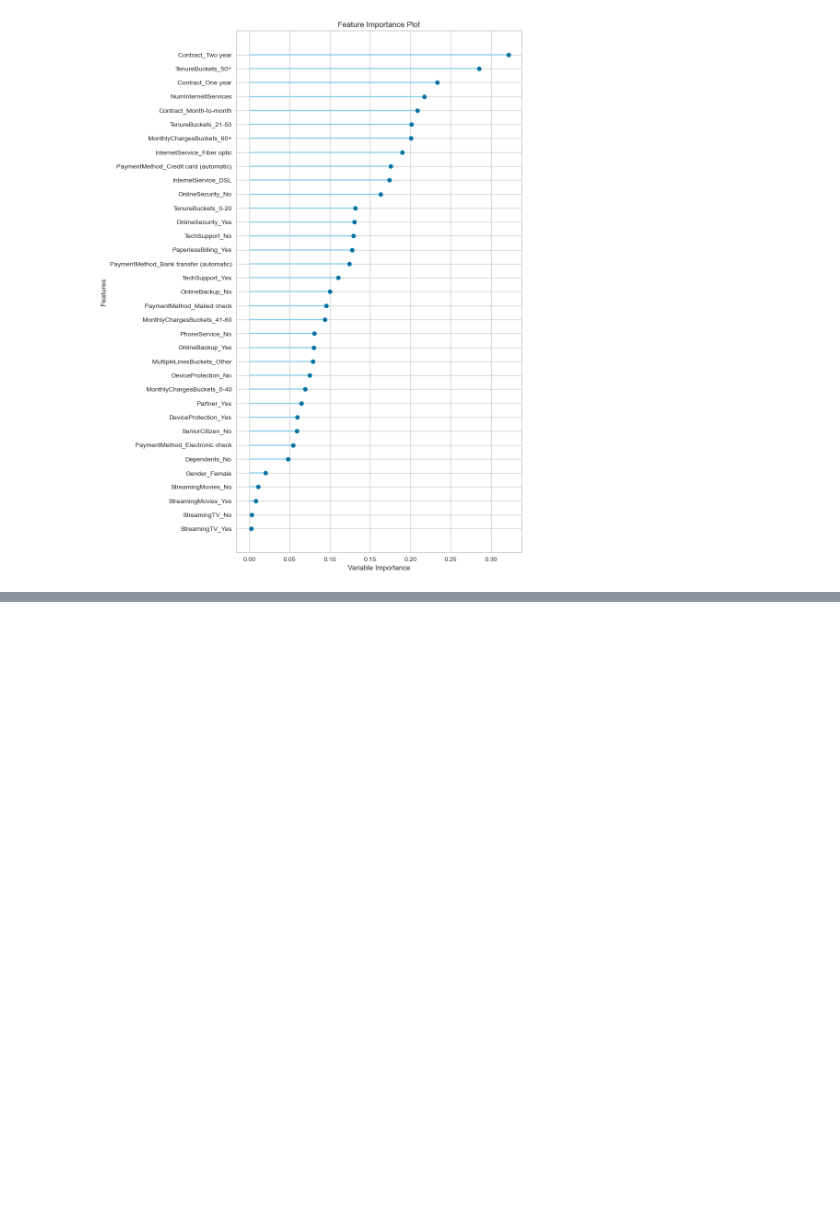
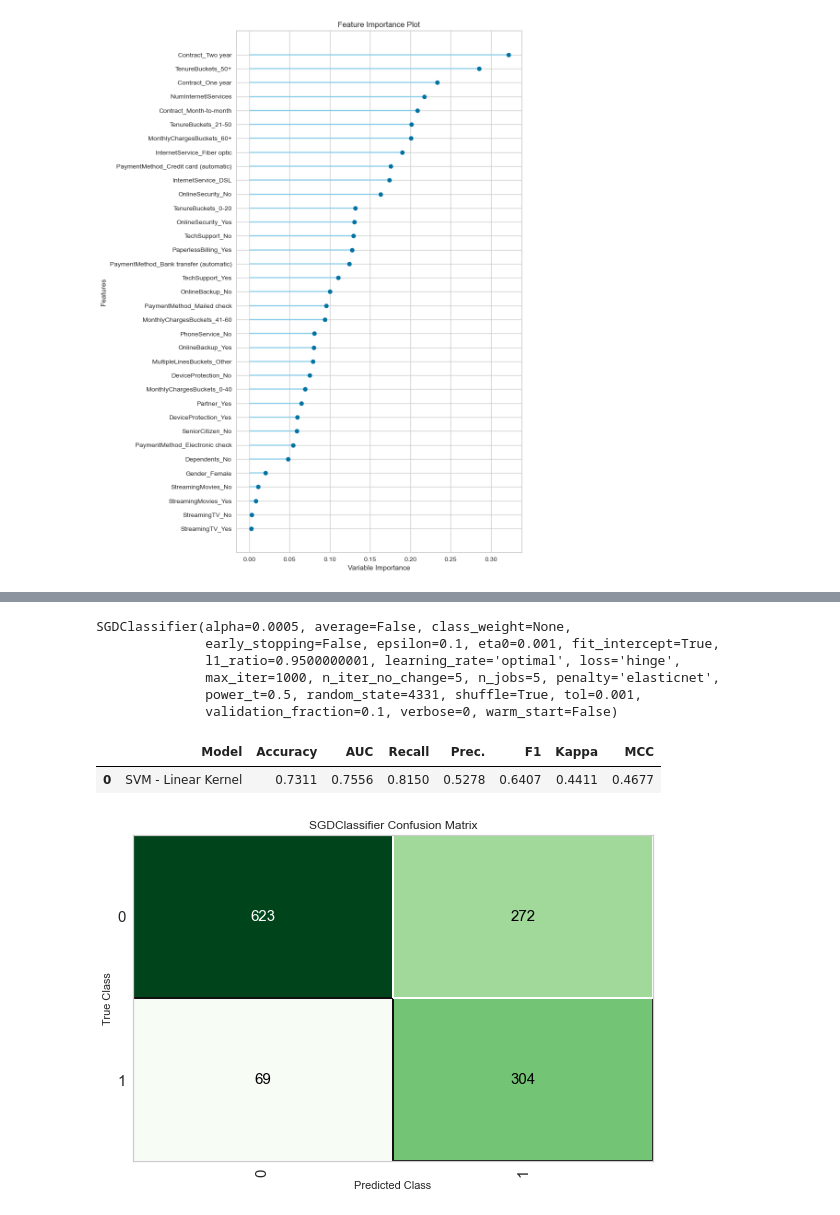
Before and after one commit to kubekmonika/customer-churn-analysis-telco-dataset, a Jupyter notebook: notebooks/model.ipynb, the cells around one changed output, grey strips where cells are left out. Drawn from its saved outputs; the diff is of its cells as text; code cells hidden in the pictures; blank space fills up the shorter version.

Commit message:
acc 0.73 recall 0.81 prec 0.52 f1 0.64 model: tuned svm setup: - 'NumInternetlServices' is numeric - normalize - fix imbalance

```diff
--- a/notebooks/model.ipynb
+++ b/notebooks/model.ipynb
@@ -208,0 +230,18 @@ plot_model(tuned_ridge, plot = 'feature_all')
+# %%
+tuned_svm
+# %% [output]
+SGDClassifier(alpha=0.0005, average=False, class_weight=None,
+              early_stopping=False, epsilon=0.1, eta0=0.001, fit_intercept=True,
+              l1_ratio=0.9500000001, learning_rate='optimal', loss='hinge',
+              max_iter=1000, n_iter_no_change=5, n_jobs=5, penalty='elasticnet',
+              power_t=0.5, random_state=4331, shuffle=True, tol=0.001,
+              validation_fraction=0.1, verbose=0, warm_start=False)
+# %%
+predict_model(tuned_svm);
+# %% [output]
+|  | Model | Accuracy | AUC | Recall | Prec. | F1 | Kappa | MCC |
+| 0 | SVM - Linear Kernel | 0.7311 | 0.7556 | 0.8150 | 0.5278 | 0.6407 | 0.4411 | 0.4677 |
+# %%
+plot_model(tuned_svm, plot = 'confusion_matrix')
+# %% [output]
+[figure, added]
```
Also changed, not shown: parts of 5 cells of this notebook.
